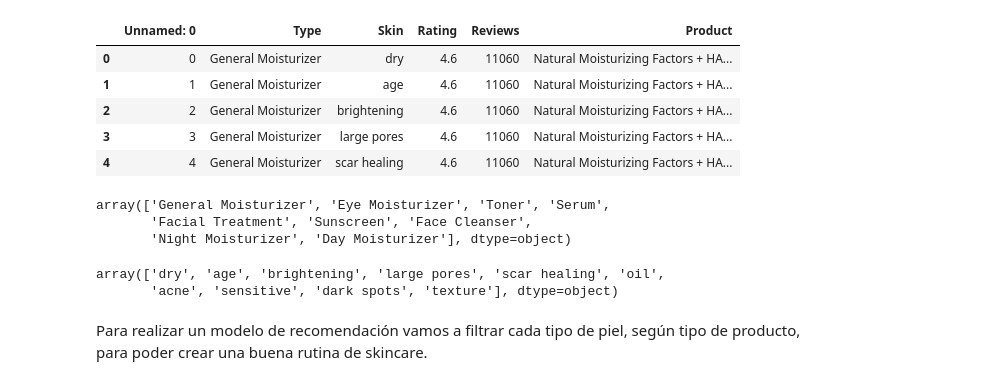
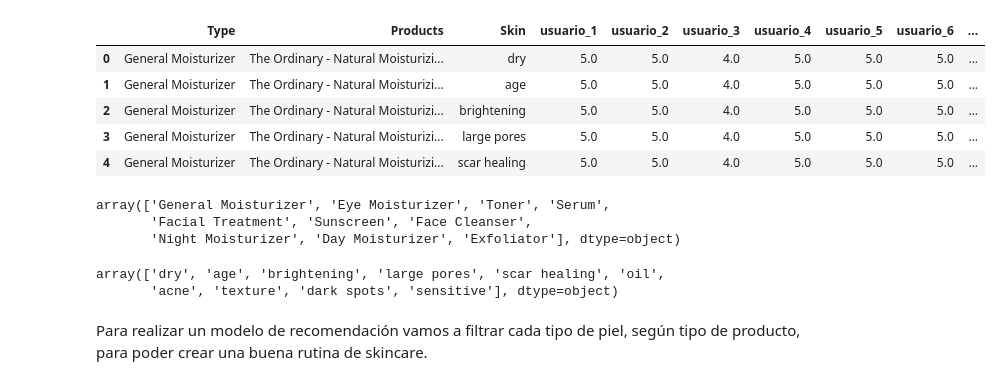
Before and after one commit to cristina-apostol/Skinbot-ML, a Jupyter notebook: Modelo recomendación.ipynb, the cells around one changed output. Cells and saved outputs as stored; diff of their text form; code cells hidden in the pictures.

```diff
--- a/Modelo recomendación.ipynb
+++ b/Modelo recomendación.ipynb
@@ -8,13 +8,13 @@ import json
 
 from scipy.spatial.distance import pdist, squareform
 # %%
-skin= pd.read_csv('skincaret.csv')
+skincare= pd.read_csv('SKINCARE.csv')
 # %%
-skin.head()
+skincare.head()
 # %% [output]
-|  | Unnamed: 0 | Type | Skin | Rating | Reviews | Product |
-| 0 | 0 | General Moisturizer | dry | 4.6 | 11060 | Natural Moisturizing Factors + HA... |
-| 1 | 1 | General Moisturizer | age | 4.6 | 11060 | Natural Moisturizing Factors + HA... |
-| 2 | 2 | General Moisturizer | brightening | 4.6 | 11060 | Natural Moisturizing Factors + HA... |
-| 3 | 3 | General Moisturizer | large pores | 4.6 | 11060 | Natural Moisturizing Factors + HA... |
-| 4 | 4 | General Moisturizer | scar healing | 4.6 | 11060 | Natural Moisturizing Factors + HA... |
+|  | Type | Products | Skin | usuario_1 | usuario_2 | usuario_3 | usuario_4 | usuario_5 | usuario_6 | ... |
+| 0 | General Moisturizer | The Ordinary - Natural Moisturizi... | dry | 5.0 | 5.0 | 4.0 | 5.0 | 5.0 | 5.0 | ... |
+| 1 | General Moisturizer | The Ordinary - Natural Moisturizi... | age | 5.0 | 5.0 | 4.0 | 5.0 | 5.0 | 5.0 | ... |
+| 2 | General Moisturizer | The Ordinary - Natural Moisturizi... | brightening | 5.0 | 5.0 | 4.0 | 5.0 | 5.0 | 5.0 | ... |
+| 3 | General Moisturizer | The Ordinary - Natural Moisturizi... | large pores | 5.0 | 5.0 | 4.0 | 5.0 | 5.0 | 5.0 | ... |
+| 4 | General Moisturizer | The Ordinary - Natural Moisturizi... | scar healing | 5.0 | 5.0 | 4.0 | 5.0 | 5.0 | 5.0 | ... |
@@ -23,14 +21,14 @@ skin= skin.drop('Unnamed: 0', axis=1)
 # %%
-skin.Type.unique()
+skincare.Type.unique()
 # %% [output]
 array(['General Moisturizer', 'Eye Moisturizer', 'Toner', 'Serum',
        'Facial Treatment', 'Sunscreen', 'Face Cleanser',
-       'Night Moisturizer', 'Day Moisturizer'], dtype=object)
+       'Night Moisturizer', 'Day Moisturizer', 'Exfoliator'], dtype=object)
 # %%
-skin.Skin.unique()
+skincare.Skin.unique()
 # %% [output]
 array(['dry', 'age', 'brightening', 'large pores', 'scar healing', 'oil',
-       'acne', 'sensitive', 'dark spots', 'texture'], dtype=object)
+       'acne', 'texture', 'dark spots', 'sensitive'], dtype=object)
 # %% [markdown]
 Para realizar un modelo de recomendación vamos a filtrar cada tipo de piel, según tipo de producto, para poder crear una buena rutina de skincare.
 # %% [markdown]
```
Also changed, not shown: parts of 4 cells of this notebook, 7 other files.
